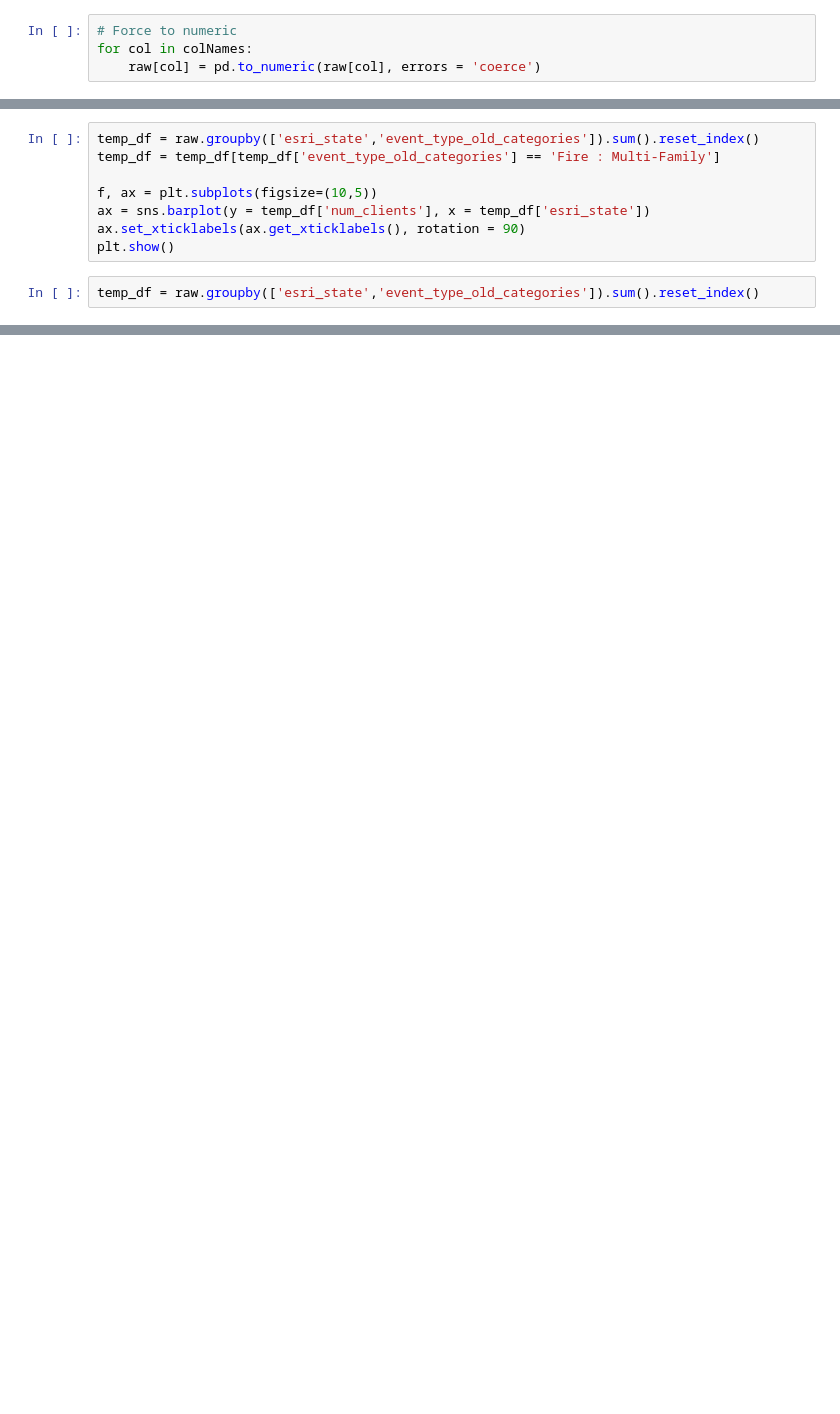
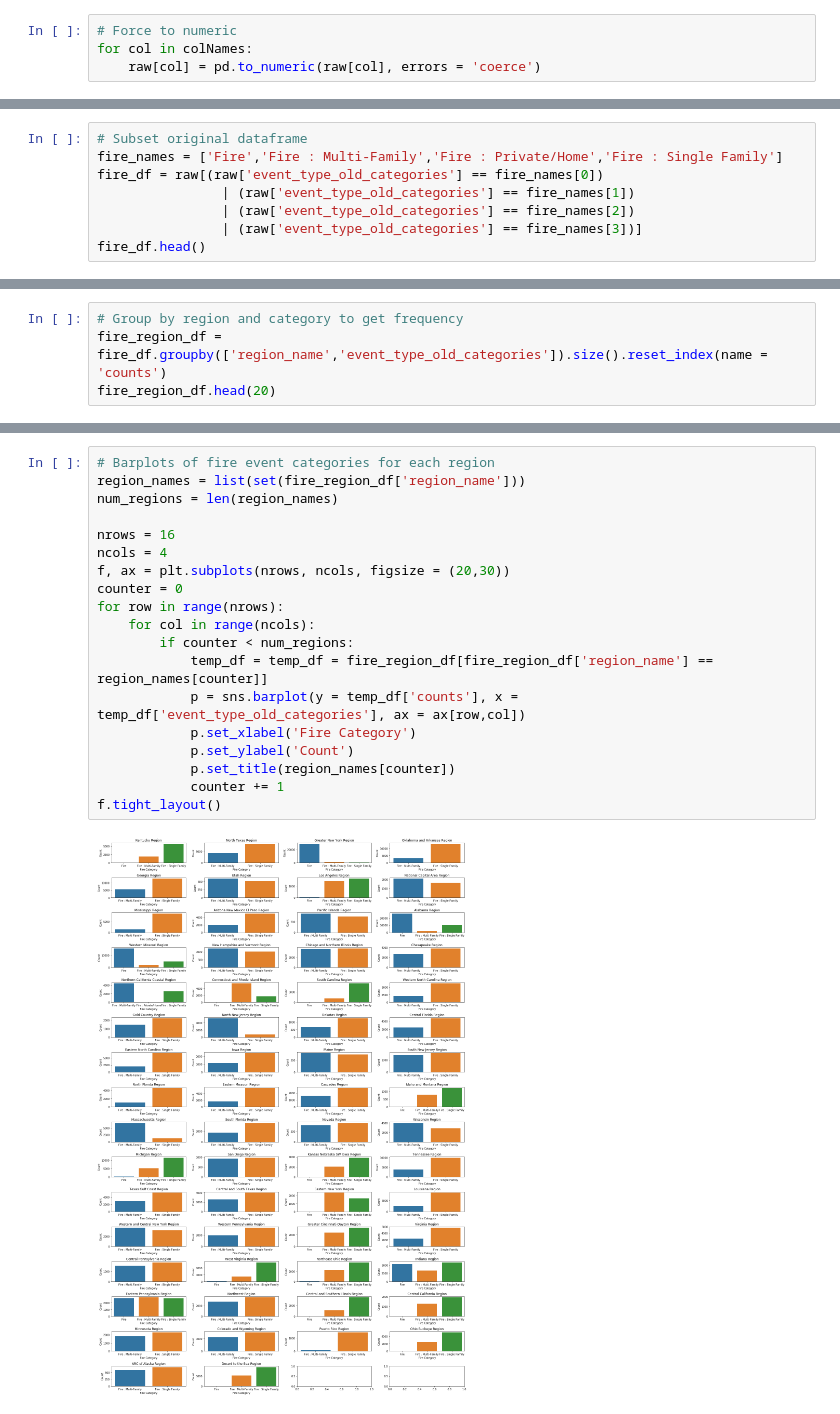
Before and after one commit to DataKind-DC/red-cross-replication, a Jupyter notebook: Model-2C/phase2_model2c_EDA.ipynb, the cells around one changed output, grey strips where cells are left out. Cells and saved outputs as stored; diff of their text form; blank space fills up the shorter version.

```diff
--- a/Model-2C/phase2_model2c_EDA.ipynb
+++ b/Model-2C/phase2_model2c_EDA.ipynb
@@ -312,10 +142,0 @@ plt.show()
-# %%
-temp_df = raw.groupby(['esri_state','event_type_old_categories']).sum().reset_index()
-temp_df = temp_df[temp_df['event_type_old_categories'] == 'Fire : Multi-Family']
-
-f, ax = plt.subplots(figsize=(10,5))
-ax = sns.barplot(y = temp_df['num_clients'], x = temp_df['esri_state'])
-ax.set_xticklabels(ax.get_xticklabels(), rotation = 90)
-plt.show()
-# %%
-temp_df = raw.groupby(['esri_state','event_type_old_categories']).sum().reset_index()
@@ -323,0 +180,8 @@ temp_df
+# %%
+# Subset original dataframe
+fire_names = ['Fire','Fire : Multi-Family','Fire : Private/Home','Fire : Single Family']
+fire_df = raw[(raw['event_type_old_categories'] == fire_names[0])
+                | (raw['event_type_old_categories'] == fire_names[1])
+                | (raw['event_type_old_categories'] == fire_names[2])
+                | (raw['event_type_old_categories'] == fire_names[3])]
+fire_df.head()
@@ -323,0 +213,4 @@ temp_df
+# %%
+# Group by region and category to get frequency
+fire_region_df = fire_df.groupby(['region_name','event_type_old_categories']).size().reset_index(name = 'counts')
+fire_region_df.head(20)
@@ -323,0 +260,21 @@ temp_df
+# %%
+# Barplots of fire event categories for each region
+region_names = list(set(fire_region_df['region_name']))
+num_regions = len(region_names)
+
+nrows = 16
+ncols = 4
+f, ax = plt.subplots(nrows, ncols, figsize = (20,30))
+counter = 0
+for row in range(nrows):
+    for col in range(ncols):
+        if counter < num_regions:
+            temp_df = temp_df = fire_region_df[fire_region_df['region_name'] == region_names[counter]]
+            p = sns.barplot(y = temp_df['counts'], x = temp_df['event_type_old_categories'], ax = ax[row,col])
+            p.set_xlabel('Fire Category')
+            p.set_ylabel('Count')
+            p.set_title(region_names[counter])
+            counter += 1
+f.tight_layout()
+# %% [output]
+[figure, added]
```
Also changed, not shown: parts of 37 cells of this notebook.
